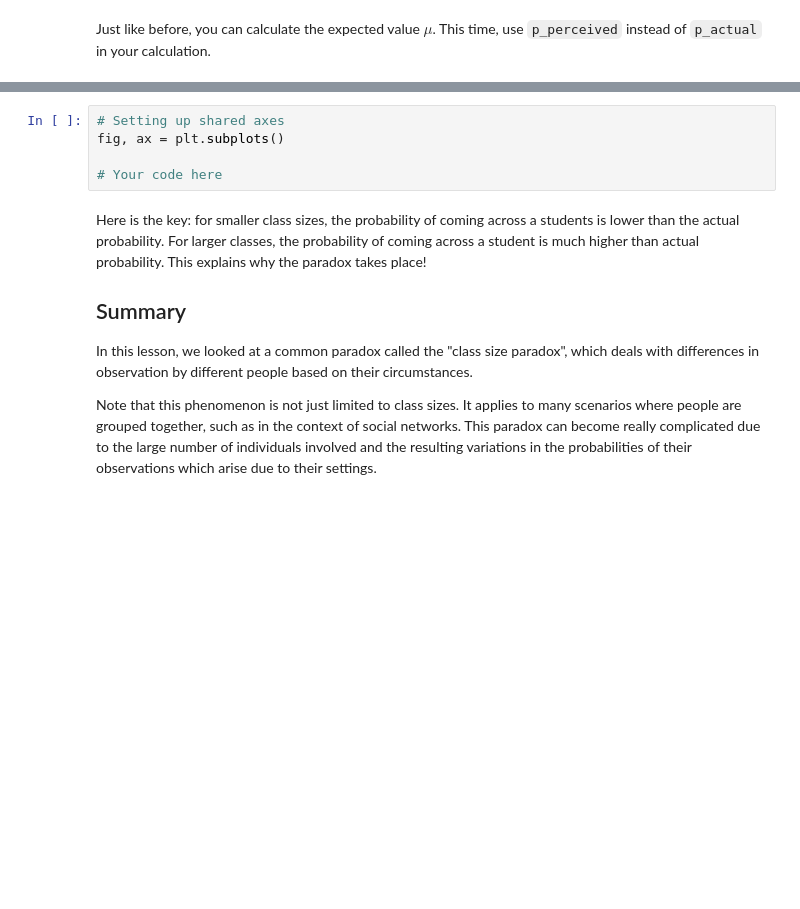
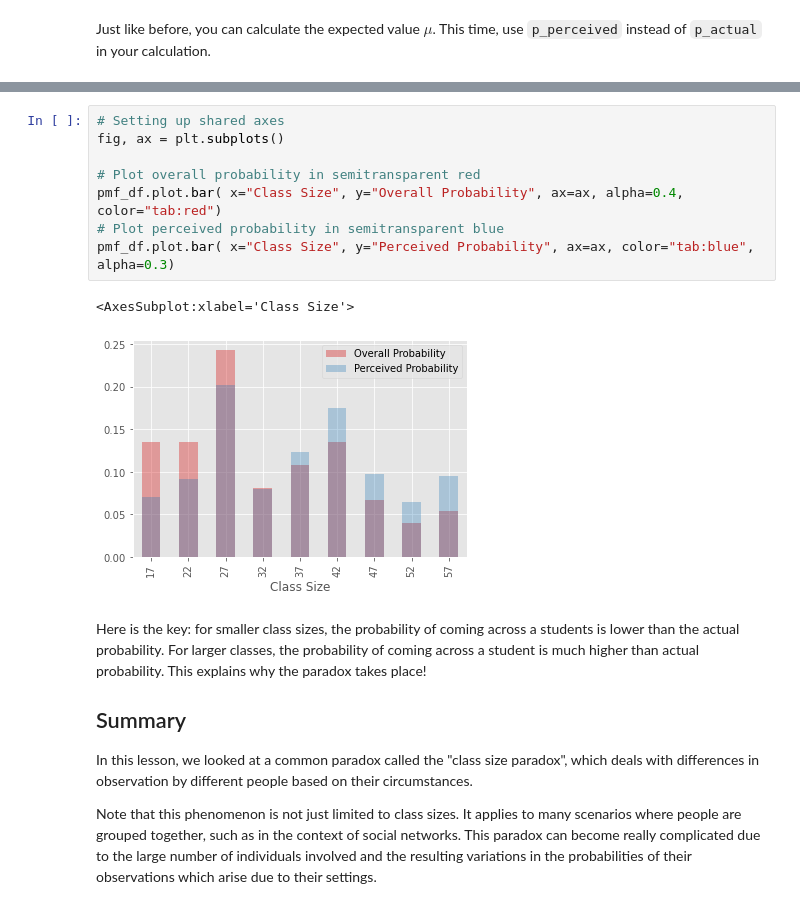
Before and after one commit to Giwanji/dsc-probability-mass-function-lab, a Jupyter notebook: index.ipynb, the cells around one changed output, grey strips where cells are left out. Cells and saved outputs as stored; diff of their text form; blank space fills up the shorter version.

```diff
--- a/index.ipynb
+++ b/index.ipynb
@@ -209,11 +239,17 @@ Hints:
 * You will need call `.plot.bar` twice, and pass in `ax`, so that both plots use the same axes
 * Change the parameter `alpha` to adjust the transparency
 * If you don't specify a color, both will plot with the default red color and you won't be able to tell which is which. In the above version, "Overall Probability" has a `color` of `"tab:red"` and "Perceived Probability" has a `color` of `"tab:blue"`, but you're free to customize it differently!
-# %%
-# Setting up shared axes
-fig, ax = plt.subplots()
-
-# Your code here
+# %%
+# Setting up shared axes
+fig, ax = plt.subplots()
+
+# Plot overall probability in semitransparent red
+pmf_df.plot.bar( x="Class Size", y="Overall Probability", ax=ax, alpha=0.4, color="tab:red")
+# Plot perceived probability in semitransparent blue
+pmf_df.plot.bar( x="Class Size", y="Perceived Probability", ax=ax, color="tab:blue", alpha=0.3)
+# %% [output]
+<AxesSubplot:xlabel='Class Size'>
+[figure, added]
 # %% [markdown]
 Here is the key: for smaller class sizes, the probability of coming across a students is lower than the actual probability. For larger classes, the probability of coming across a student is much higher than actual probability. This explains why the paradox takes place!
 
```
Also changed, not shown: parts of 9 cells of this notebook.
